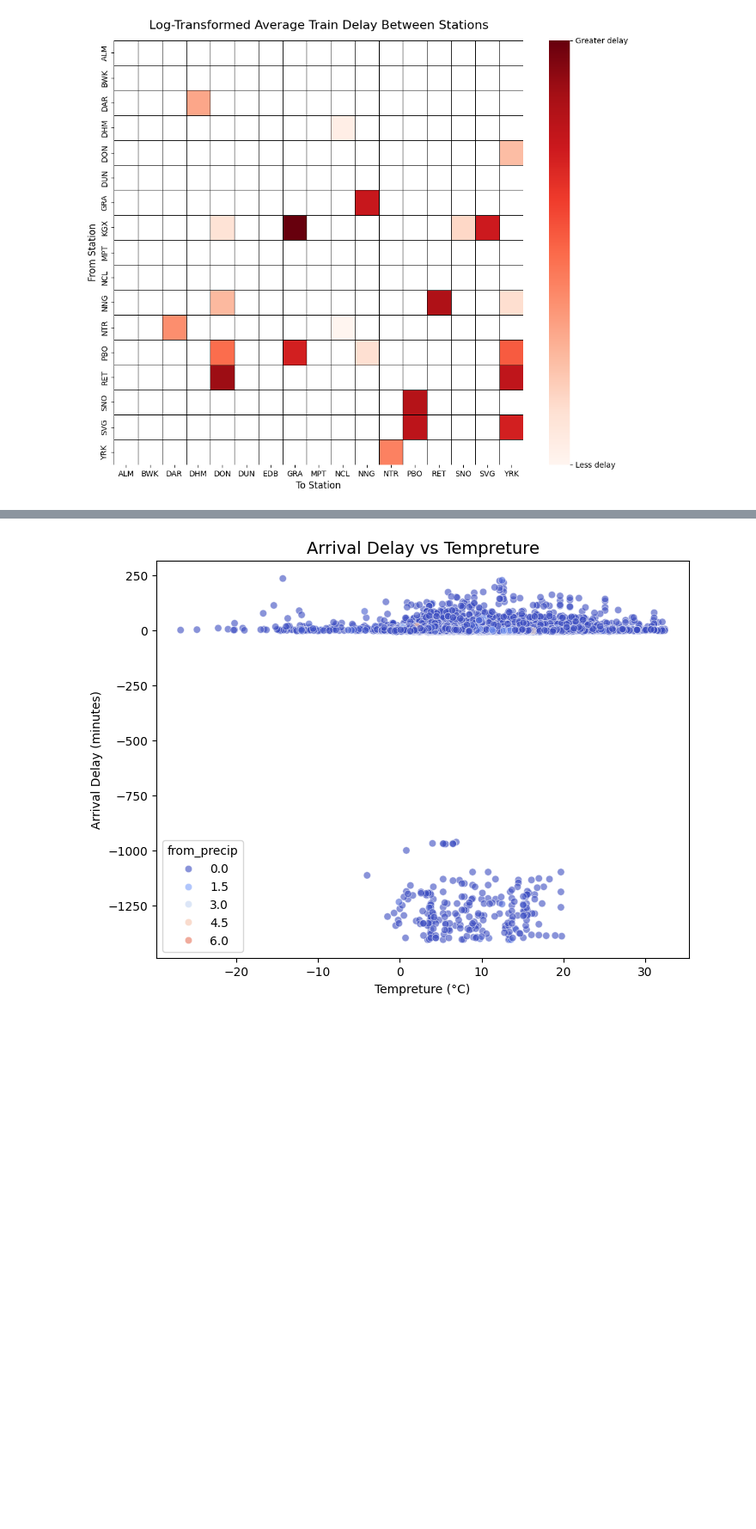
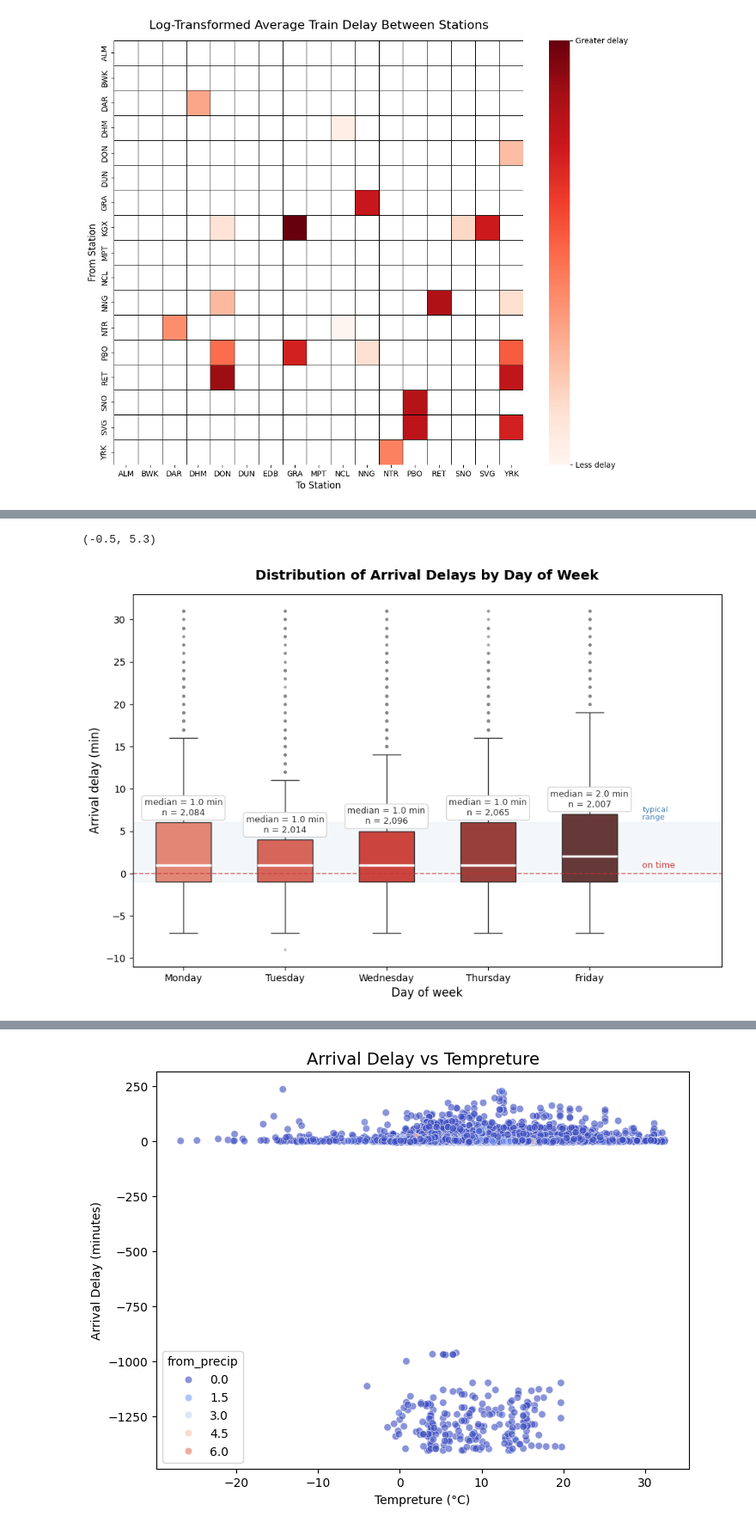
Before and after one commit to DanielAnthonyJones/LNER-Disruption-Prediction, a Jupyter notebook: LNER_eda_notebook.ipynb, the cells around one changed output, grey strips where cells are left out. Shown at 86% size. Cells and saved outputs as stored; diff of their text form; code cells hidden in the pictures; blank space fills up the shorter version.

```diff
--- a/LNER_eda_notebook.ipynb
+++ b/LNER_eda_notebook.ipynb
@@ -136,0 +203,78 @@ plt.show()
+# %%
+
+# Map day numbers to names
+day_map = {0:'Monday', 1:'Tuesday', 2:'Wednesday', 3:'Thursday', 4:'Friday'}
+df['day_of_week_name'] = df['day_of_week'].map(day_map)
+
+# Remove outliers using 3×IQR method
+Q1 = df['arrival_delay_min'].quantile(0.25)
+Q3 = df['arrival_delay_min'].quantile(0.75)
+IQR = Q3 - Q1
+lower = Q1 - 3 * IQR
+upper = Q3 + 3 * IQR
+
+df_filtered = df[
+    (df['arrival_delay_min'] >= lower) &
+    (df['arrival_delay_min'] <= upper) &
+    (df['day_of_week_name'].notna())
+].copy()
+
+n_removed = len(df) - len(df_filtered)
+pct_removed = 100 * n_removed / len(df)
+
+# Calculate median and count per day for annotations
+day_order = ['Monday', 'Tuesday', 'Wednesday', 'Thursday', 'Friday']
+day_stats = df_filtered.groupby('day_of_week_name')['arrival_delay_min'].agg(
+    median='median',
+    q3=lambda x: x.quantile(0.75),
+    n='count'
+).reindex(day_order)
+
+# Plot
+fig, ax = plt.subplots(figsize=(11, 7))
+
+sns.boxplot(
+    data=df_filtered,
+    x='day_of_week_name',
+    y='arrival_delay_min',
+    order=day_order,
+    hue='day_of_week_name',
+    hue_order=day_order,
+    palette='Reds_d',
+    width=0.55,
+    legend=False,
+    flierprops=dict(marker='o', markersize=3, markerfacecolor='#888888',
+                    markeredgecolor='none', alpha=0.5),
+    medianprops=dict(color='white', linewidth=2.5),
+    ax=ax
+)
+
+# Add median and sample size label above each box
+for i, day in enumerate(day_order):
+    med = day_stats.loc[day, 'median']
+    q3val = day_stats.loc[day, 'q3']
+    n = int(day_stats.loc[day, 'n'])
+    ax.text(i, q3val + 0.6, f'median = {med:.1f} min\nn = {n:,}',
+            ha='center', va='bottom', fontsize=9, color='#333333',
+            bbox=dict(boxstyle='round,pad=0.3', facecolor='white',
+                      edgecolor='#cccccc', linewidth=0.8))
+
+# Add a red dashed line at zero to show the on-time threshold
+ax.axhline(0, color='#cc3333', linewidth=1.2, linestyle='--', alpha=0.7)
+ax.text(4.52, 0.4, 'on time', color='#cc3333', fontsize=9, va='bottom')
+
+# Shade the typical delay range (overall IQR)
+overall_q1 = df_filtered['arrival_delay_min'].quantile(0.25)
+overall_q3 = df_filtered['arrival_delay_min'].quantile(0.75)
+ax.axhspan(overall_q1, overall_q3, alpha=0.06, color='steelblue')
+ax.text(4.52, overall_q3 + 0.2, 'typical\nrange', color='steelblue', fontsize=8, va='bottom')
+
+# Titles and axis labels
+ax.set_title('Distribution of Arrival Delays by Day of Week',
+             fontsize=14, fontweight='bold', pad=15)
+ax.set_xlabel('Day of week', fontsize=12)
+ax.set_ylabel('Arrival delay (min)', fontsize=12)
+ax.set_xlim(-0.5, 5.3)
+# %% [output]
+(-0.5, 5.3)
+[figure, added]
```
Also changed, not shown: parts of 8 cells of this notebook, 1 other file.
